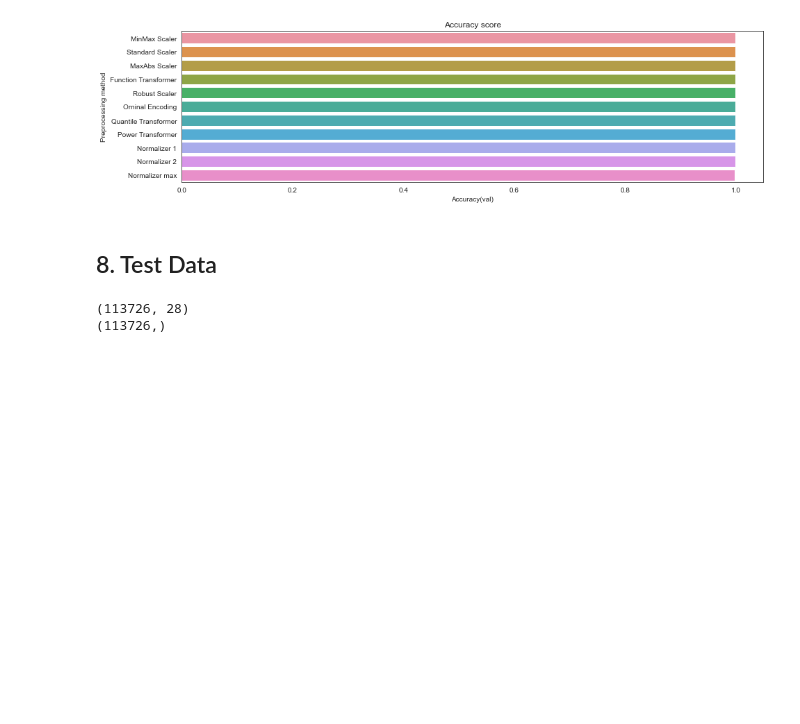
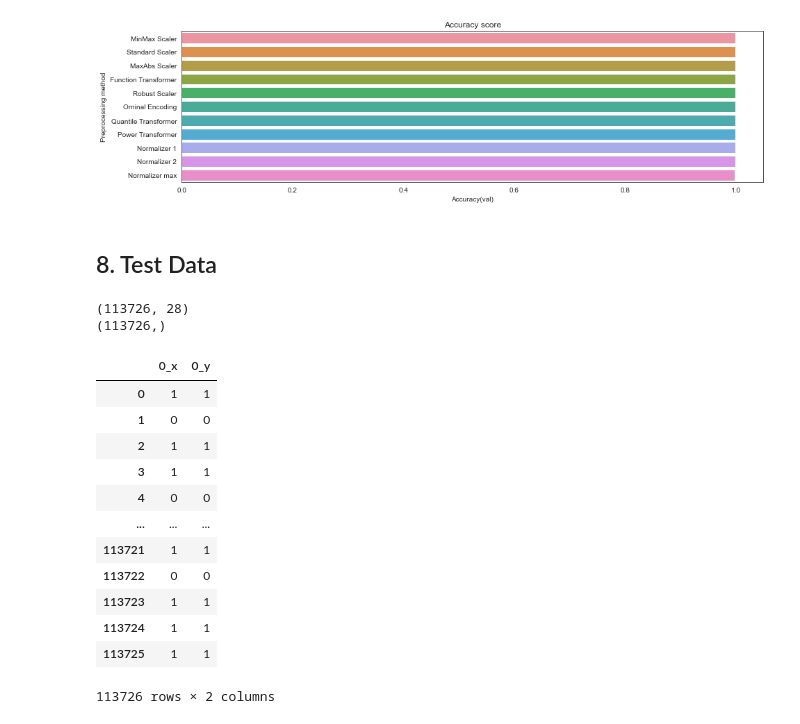
Before and after one commit to Preranapagar/ML_Projects, a Jupyter notebook: Project/Credit Card Fraud Detection/fraud_detection_2023.ipynb, the cells around one changed output. Saved outputs shown, nothing was run; the diff lists cells and outputs as text; code cells hidden in the pictures; blank space fills up the shorter version.

```diff
--- a/Project/Credit Card Fraud Detection/fraud_detection_2023.ipynb
+++ b/Project/Credit Card Fraud Detection/fraud_detection_2023.ipynb
@@ -486,6 +489,9 @@ test = test.reset_index(drop=True)
 X_test = test.drop('Class',axis=1)
 y_test = test['Class']
 
+X_train = X.reset_index(drop=True)
+row_no = X_test.shape[0]
+
 print(X_test.shape)
 print(y_test.shape)
 # %% [output]
@@ -493,0 +557,44 @@ print(y_test.shape)
+# %%
+#predict test
+predict_standard = LGBM.predict(target_standardscaler)
+predict_robust = LGBM.predict(target_robustscaler)
+predict_minmax = LGBM.predict(target_minmax)
+predict_maxabs = LGBM.predict(target_maxabs)
+predict_quantile = LGBM.predict(target_quantile)
+predict_power = LGBM.predict(target_power)
+predict_norm1 = LGBM.predict(target_norm1)
+predict_norm2 = LGBM.predict(target_norm2)
+predict_norm_max = LGBM.predict(target_norm_max)
+predict_oe = LGBM.predict(target_oe)
+predict_fun = LGBM.predict(target_fun)
+# %%
+#dataframe
+predict_standard_df = pd.DataFrame(predict_standard)
+predict_robust_df = pd.DataFrame(predict_robust)
+predict_minmax_df = pd.DataFrame(predict_minmax)
+predict_maxabs_df = pd.DataFrame(predict_maxabs)
+predict_quantile_df = pd.DataFrame(predict_quantile)
+predict_power_df = pd.DataFrame(predict_power)
+predict_norm1_df = pd.DataFrame(predict_norm1)
+predict_norm2_df = pd.DataFrame(predict_norm2)
+predict_norm_max_df = pd.DataFrame(predict_norm_max)
+predict_oe_df = pd.DataFrame(predict_oe)
+predict_fun_df = pd.DataFrame(predict_fun)
+# %%
+ok = predict_standard_df.merge(predict_robust_df,how='inner', left_index=True, right_index=True)
+# %%
+ok
+# %% [output]
+|  | 0_x | 0_y |
+| 0 | 1 | 1 |
+| 1 | 0 | 0 |
+| 2 | 1 | 1 |
+| 3 | 1 | 1 |
+| 4 | 0 | 0 |
+| ... | ... | ... |
+| 113721 | 1 | 1 |
+| 113722 | 0 | 0 |
+| 113723 | 1 | 1 |
+| 113724 | 1 | 1 |
+| 113725 | 1 | 1 |
+113726 rows × 2 columns
```
Also changed, not shown: parts of 2 cells of this notebook.
